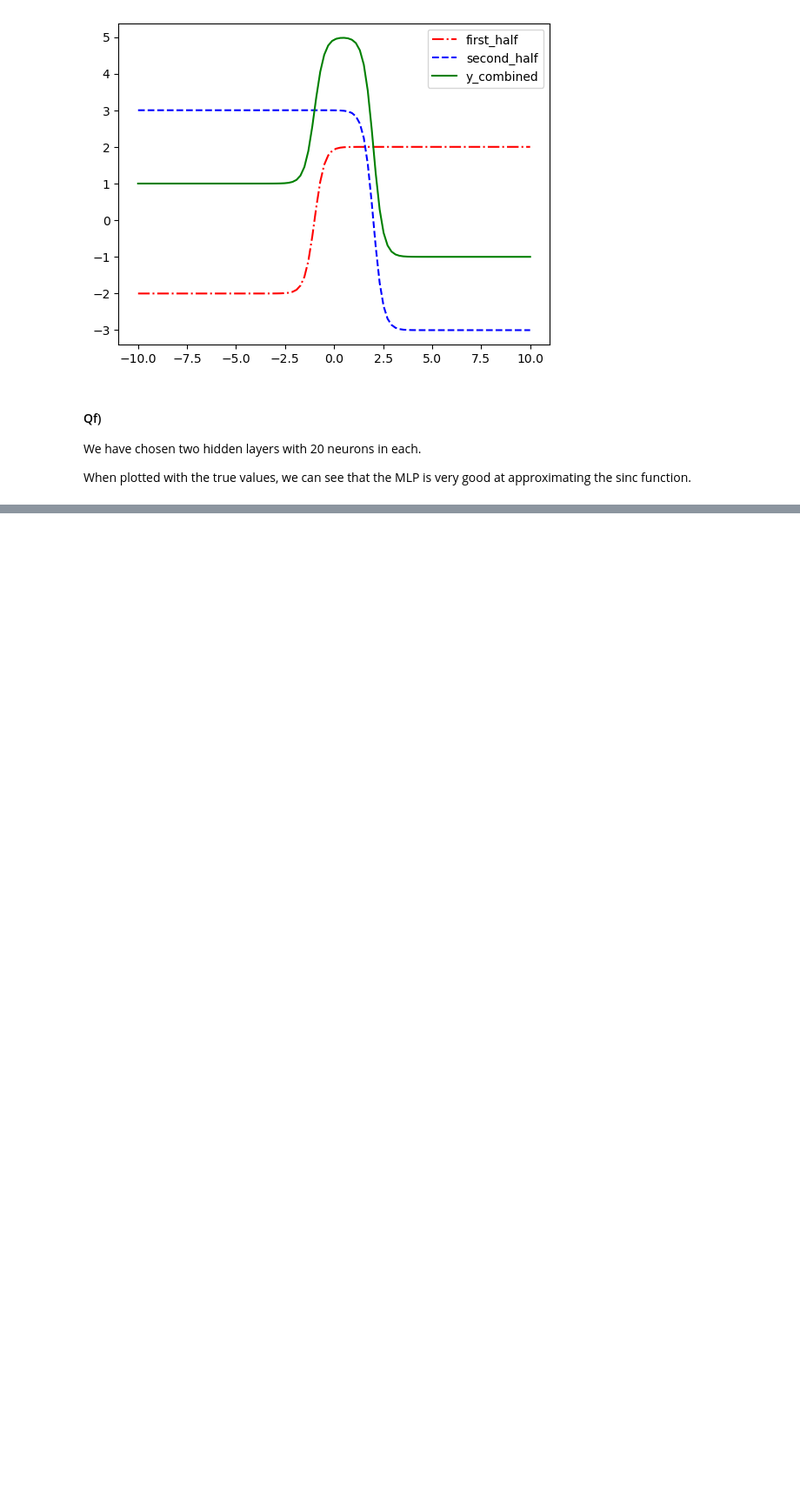
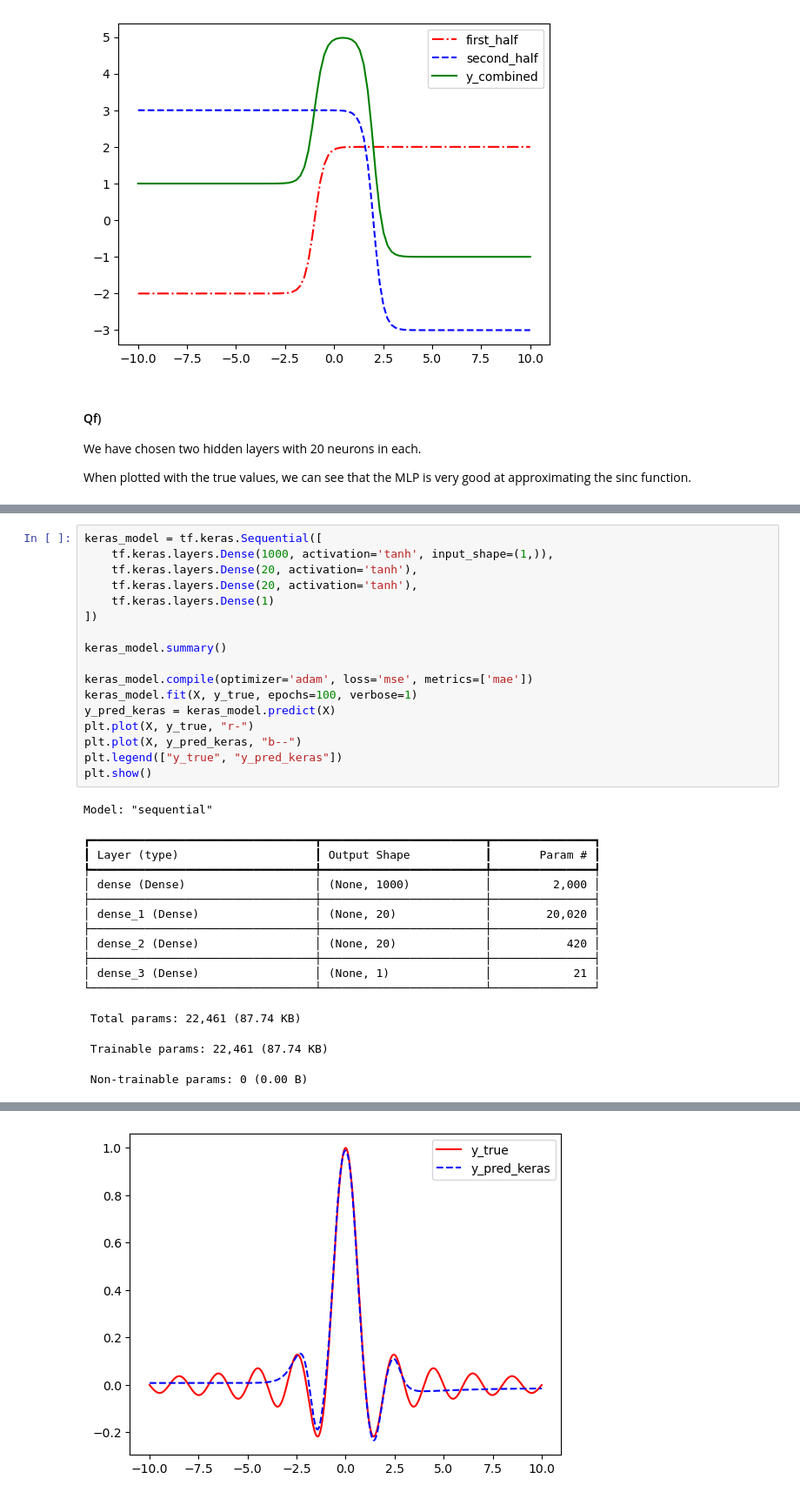
Before and after one commit to Eventid3/mal_grp30, a Jupyter notebook: O2/o2.ipynb, the cells around one changed output, grey strips where cells are left out. Shown: that part at 87% size. Saved outputs shown, nothing was run; the diff lists cells and outputs as text; blank space fills up the shorter version.

```diff
--- a/O2/o2.ipynb
+++ b/O2/o2.ipynb
@@ -1272,0 +1315,33 @@ plt.show()
+# %%
+keras_model = tf.keras.Sequential([
+    tf.keras.layers.Dense(1000, activation='tanh', input_shape=(1,)),
+    tf.keras.layers.Dense(20, activation='tanh'),
+    tf.keras.layers.Dense(20, activation='tanh'),
+    tf.keras.layers.Dense(1)
+])
+
+keras_model.summary()
+
+keras_model.compile(optimizer='adam', loss='mse', metrics=['mae'])
+keras_model.fit(X, y_true, epochs=100, verbose=1)
+y_pred_keras = keras_model.predict(X)
+plt.plot(X, y_true, "r-")
+plt.plot(X, y_pred_keras, "b--")
+plt.legend(["y_true", "y_pred_keras"])
+plt.show()
+# %% [output]
+Model: "sequential"
+┏━━━━━━━━━━━━━━━━━━━━━━━━━━━━━━━━━┳━━━━━━━━━━━━━━━━━━━━━━━━┳━━━━━━━━━━━━━━━┓
+┃ Layer (type)                    ┃ Output Shape           ┃       Param # ┃
+┡━━━━━━━━━━━━━━━━━━━━━━━━━━━━━━━━━╇━━━━━━━━━━━━━━━━━━━━━━━━╇━━━━━━━━━━━━━━━┩
+│ dense (Dense)                   │ (None, 1000)           │         2,000 │
+├─────────────────────────────────┼────────────────────────┼───────────────┤
+│ dense_1 (Dense)                 │ (None, 20)             │        20,020 │
+├─────────────────────────────────┼────────────────────────┼───────────────┤
+│ dense_2 (Dense)                 │ (None, 20)             │           420 │
+├─────────────────────────────────┼────────────────────────┼───────────────┤
+│ dense_3 (Dense)                 │ (None, 1)              │            21 │
+└─────────────────────────────────┴────────────────────────┴───────────────┘
+ Total params: 22,461 (87.74 KB)
+ Trainable params: 22,461 (87.74 KB)
+ Non-trainable params: 0 (0.00 B)
@@ -1272,0 +1365 @@ plt.show()
+[figure, added]
```
Also changed, not shown: parts of 6 cells of this notebook.
